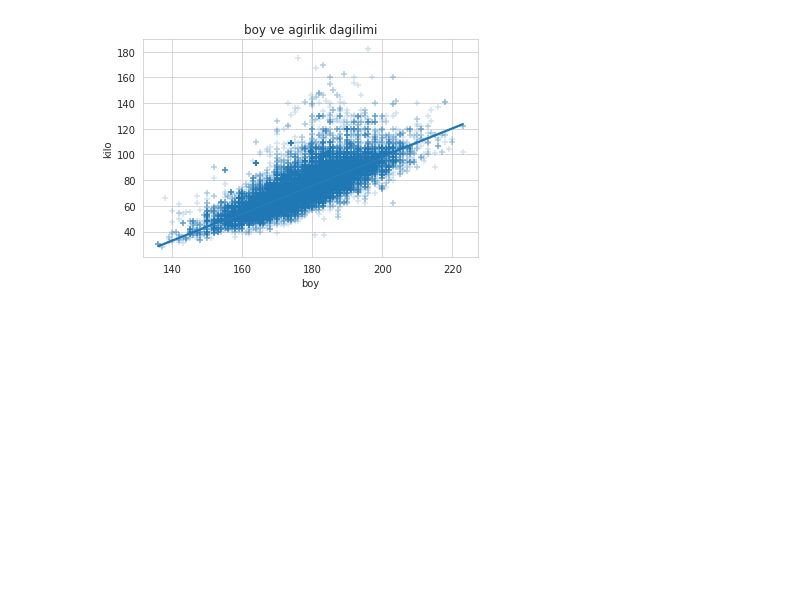
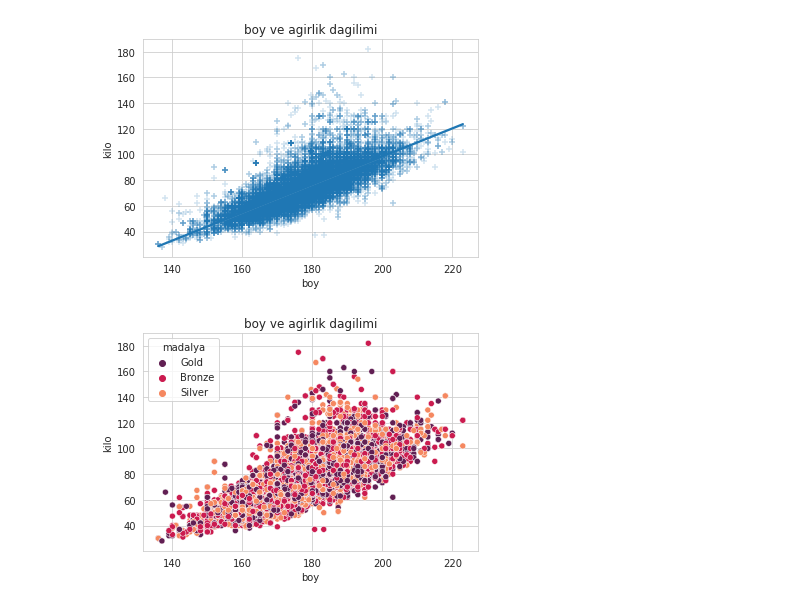
Before and after one commit to mertdot/athlete-events-1896-2016-data-discovery-with-seaborn, a Jupyter notebook: python-ile-veri-gorsellestirme-5-2-120-yillik-olimpiyat-tarihi-veri-seti.ipynb, the cells around one changed output. Drawn from its saved outputs; the diff is of its cells as text; code cells hidden in the pictures; blank space fills up the shorter version.

```diff
--- a/python-ile-veri-gorsellestirme-5-2-120-yillik-olimpiyat-tarihi-veri-seti.ipynb
+++ b/python-ile-veri-gorsellestirme-5-2-120-yillik-olimpiyat-tarihi-veri-seti.ipynb
@@ -222,3 +222,9 @@ plt.title('boy ve agirlik dagilimi')
 plt.show()
 # %% [output]
 [figure]
+# %%
+sns.scatterplot(x='boy',y='kilo',hue='madalya',data=veri,palette='rocket')
+plt.title('boy ve agirlik dagilimi')
+plt.show()
+# %% [output]
+[figure, added]
```
Also changed, not shown: parts of 7 cells of this notebook.
